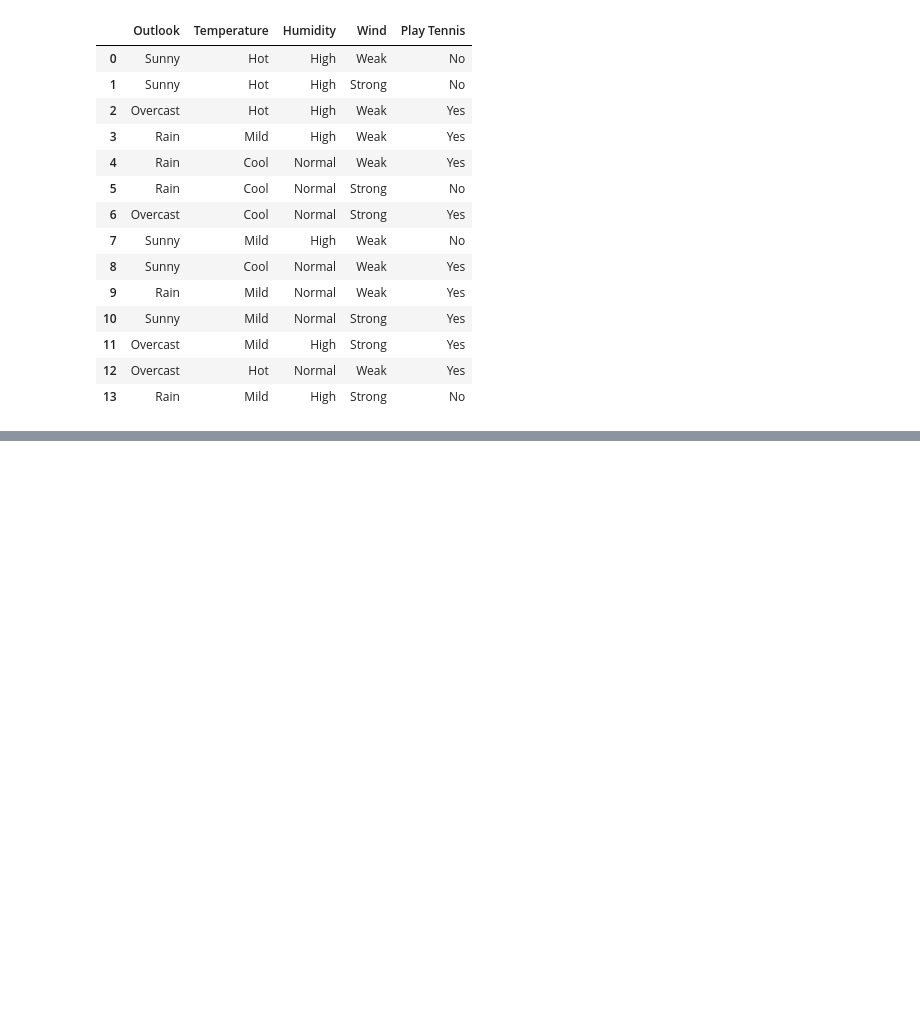
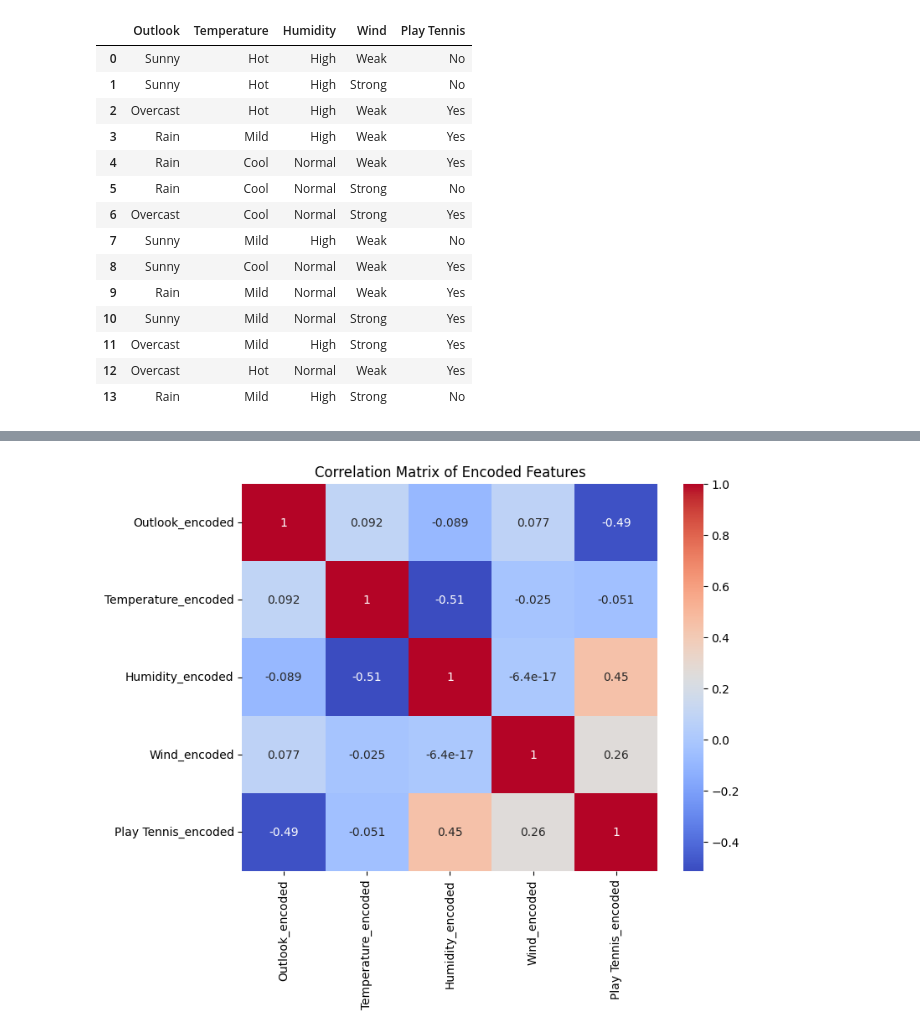
Before and after one commit to situkangsayur/probstat-lesson, a Jupyter notebook: latihan1_probstat.ipynb, the cells around one changed output, grey strips where cells are left out. Saved outputs shown, nothing was run; the diff lists cells and outputs as text; code cells hidden in the pictures; blank space fills up the shorter version.

```diff
--- a/latihan1_probstat.ipynb
+++ b/latihan1_probstat.ipynb
@@ -21,0 +97,7 @@ df
+# %%
+        plt.figure(figsize=(8, 6))
+        sns.heatmap(df[['Outlook_encoded', 'Temperature_encoded', 'Humidity_encoded', 'Wind_encoded', 'Play Tennis_encoded']].corr(), annot=True, cmap='coolwarm')
+        plt.title('Correlation Matrix of Encoded Features')
+        plt.show()
+# %% [output]
+[figure, added]
```
Also changed, not shown: parts of 4 cells of this notebook, 2 other files.
